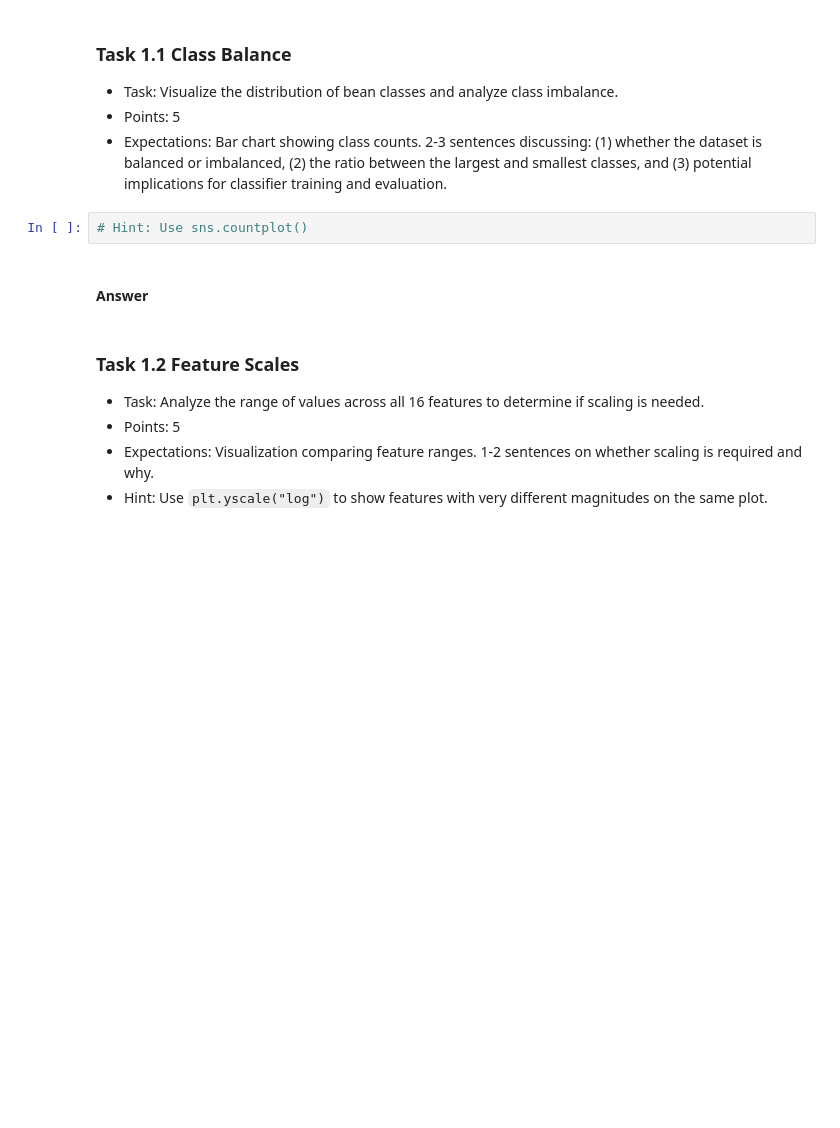
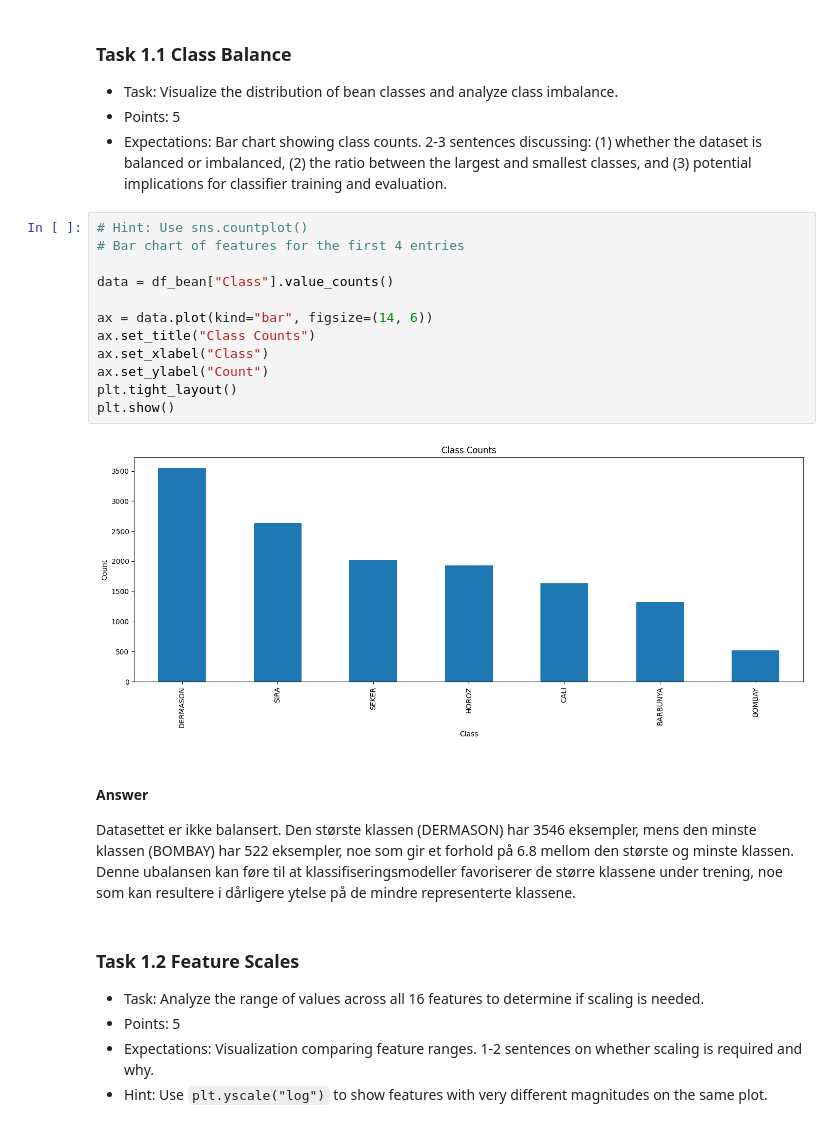
Before and after one commit to Decissions101/Assignment03, a Jupyter notebook: assignments/assignment02/assignment02.ipynb, the cells around one changed output. Cells and saved outputs as stored; diff of their text form; blank space fills up the shorter version.

```diff
--- a/assignments/assignment02/assignment02.ipynb
+++ b/assignments/assignment02/assignment02.ipynb
@@ -115,8 +136,21 @@ df_bean["Class"].value_counts()
 - Expectations: Bar chart showing class counts. 2-3 sentences discussing: (1) whether the dataset is balanced or imbalanced, (2) the ratio between the largest and smallest classes, and (3) potential implications for classifier training and evaluation.
 # %%
 # Hint: Use sns.countplot()
+# Bar chart of features for the first 4 entries
+
+data = df_bean["Class"].value_counts()
+
+ax = data.plot(kind="bar", figsize=(14, 6))
+ax.set_title("Class Counts")
+ax.set_xlabel("Class")
+ax.set_ylabel("Count")
+plt.tight_layout()
+plt.show()
+# %% [output]
+[figure, added]
 # %% [markdown]
 #### Answer
+Datasettet er ikke balansert. Den største klassen (DERMASON) har 3546 eksempler, mens den minste klassen (BOMBAY) har 522 eksempler, noe som gir et forhold på 6.8 mellom den største og minste klassen. Denne ubalansen kan føre til at klassifiseringsmodeller favoriserer de større klassene under trening, noe som kan resultere i dårligere ytelse på de mindre representerte klassene.
 # %% [markdown]
 ### Task 1.2 Feature Scales
 
```
Also changed, not shown: parts of 6 cells of this notebook.
